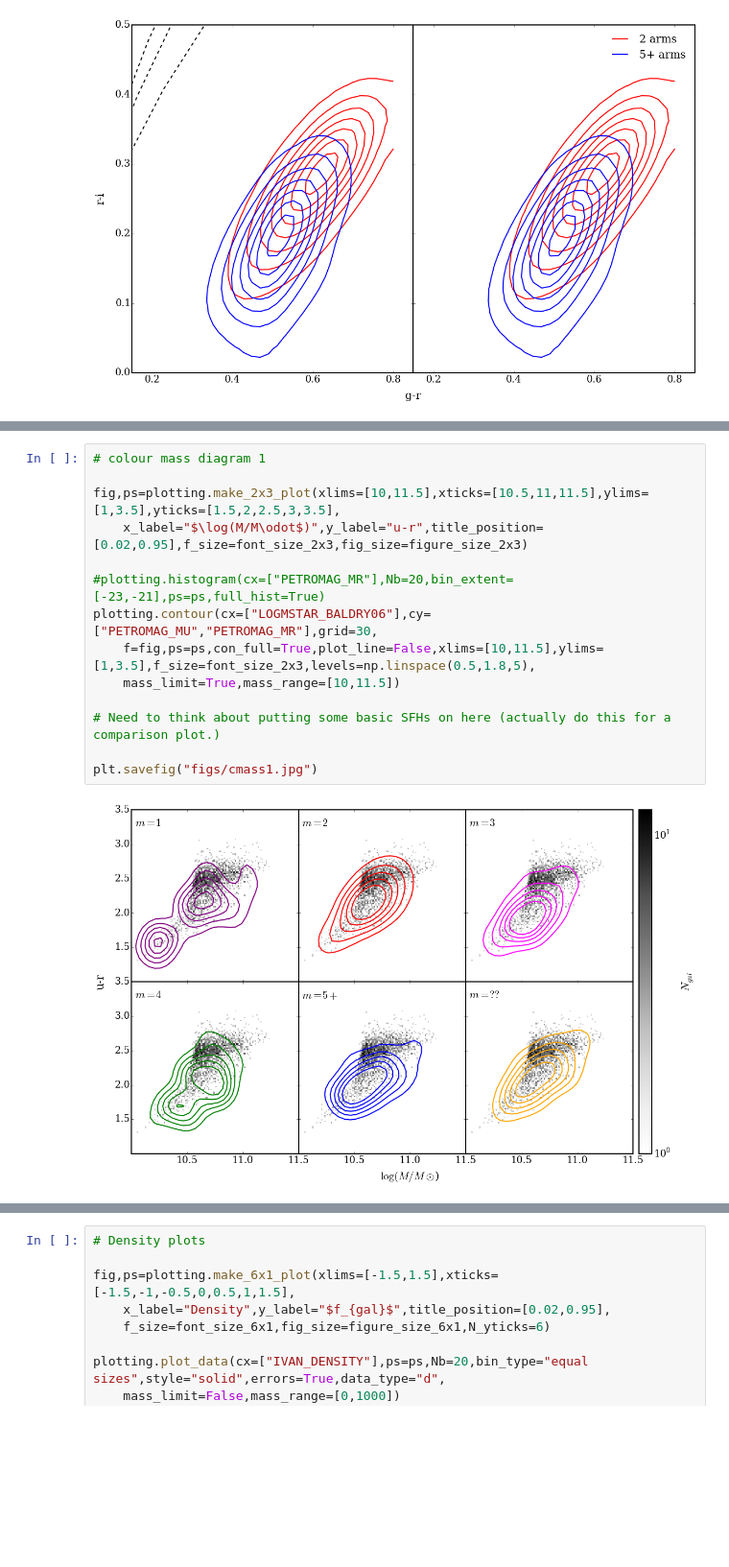
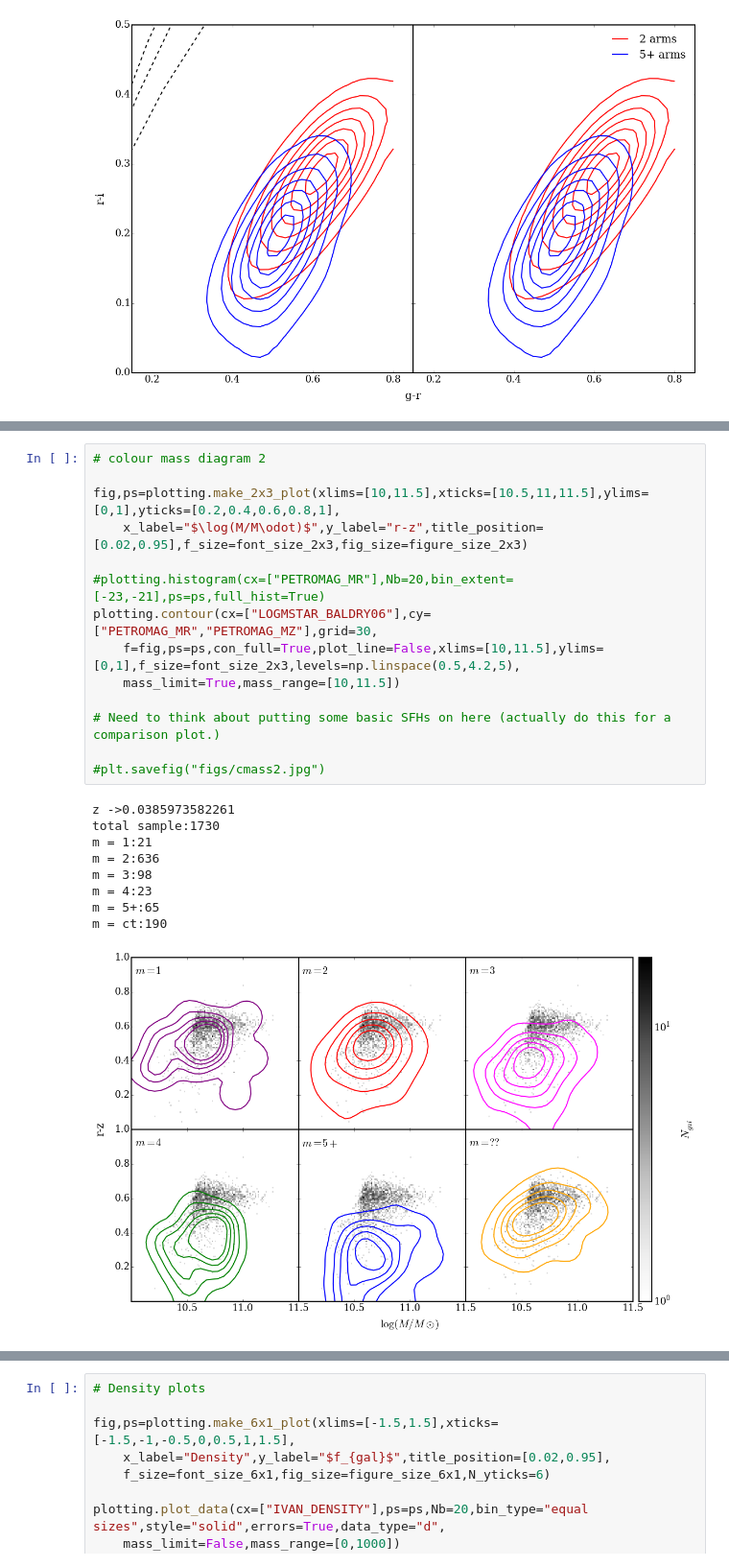
Before and after one commit to bamford/Debiasing-testing, a Jupyter notebook: Plotting_code_notebooks/all_plots.ipynb, the cells around one changed output, grey strips where cells are left out. Shown at 96% size. Cells and saved outputs as stored; diff of their text form; blank space fills up the shorter version.

```diff
--- a/Plotting_code_notebooks/all_plots.ipynb
+++ b/Plotting_code_notebooks/all_plots.ipynb
@@ -158,16 +215,24 @@ plt.savefig("figs/cc.jpg")
 # %%
-# colour mass diagram 1
+# colour mass diagram 2
 
-fig,ps=plotting.make_2x3_plot(xlims=[10,11.5],xticks=[10.5,11,11.5],ylims=[1,3.5],yticks=[1.5,2,2.5,3,3.5],
-    x_label="$\log(M/M\odot$)",y_label="u-r",title_position=[0.02,0.95],f_size=font_size_2x3,fig_size=figure_size_2x3)
+fig,ps=plotting.make_2x3_plot(xlims=[10,11.5],xticks=[10.5,11,11.5],ylims=[0,1],yticks=[0.2,0.4,0.6,0.8,1],
+    x_label="$\log(M/M\odot)$",y_label="r-z",title_position=[0.02,0.95],f_size=font_size_2x3,fig_size=figure_size_2x3)
 
 #plotting.histogram(cx=["PETROMAG_MR"],Nb=20,bin_extent=[-23,-21],ps=ps,full_hist=True)
-plotting.contour(cx=["LOGMSTAR_BALDRY06"],cy=["PETROMAG_MU","PETROMAG_MR"],grid=30,
-    f=fig,ps=ps,con_full=True,plot_line=False,xlims=[10,11.5],ylims=[1,3.5],f_size=font_size_2x3,levels=np.linspace(0.5,1.8,5),
+plotting.contour(cx=["LOGMSTAR_BALDRY06"],cy=["PETROMAG_MR","PETROMAG_MZ"],grid=30,
+    f=fig,ps=ps,con_full=True,plot_line=False,xlims=[10,11.5],ylims=[0,1],f_size=font_size_2x3,levels=np.linspace(0.5,4.2,5),
     mass_limit=True,mass_range=[10,11.5])
 
 # Need to think about putting some basic SFHs on here (actually do this for a comparison plot.)
 
-plt.savefig("figs/cmass1.jpg")
+#plt.savefig("figs/cmass2.jpg")
 # %% [output]
+z ->0.0385973582261
+total sample:1730
+m = 1:21
+m = 2:636
+m = 3:98
+m = 4:23
+m = 5+:65
+m = ct:190
-[figure, old version]
+[figure, new version]
```
Also changed, not shown: parts of 10 cells of this notebook, 5 other files.
